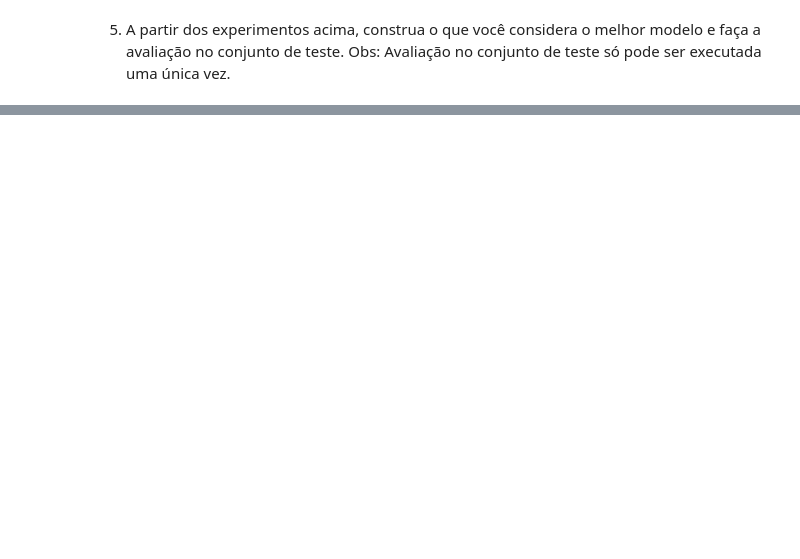
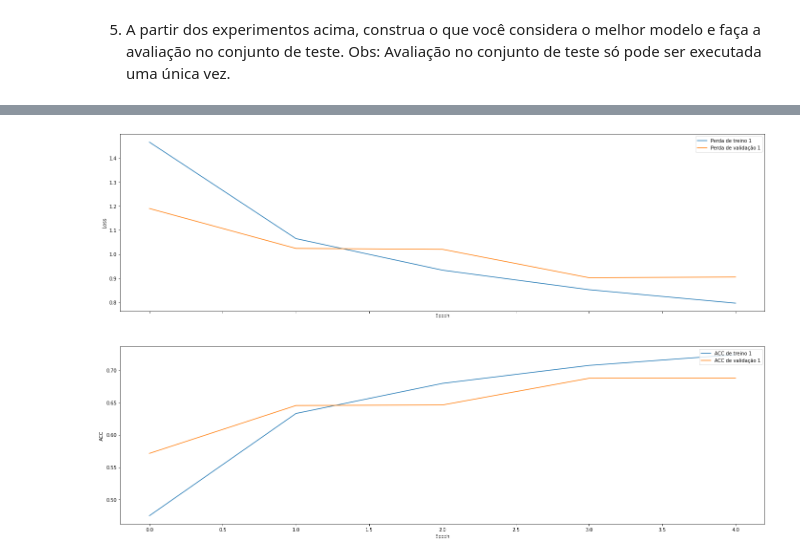
Before and after one commit to edumigueis/convolutional-neural-network-analysis, a Jupyter notebook: Convolutional_Neural_Network_Analysis.ipynb, the cells around one changed output, grey strips where cells are left out. Cells and saved outputs as stored; diff of their text form; code cells hidden in the pictures; blank space fills up the shorter version.

```diff
--- a/Convolutional_Neural_Network_Analysis.ipynb
+++ b/Convolutional_Neural_Network_Analysis.ipynb
@@ -235,0 +584,37 @@ plot_loss_accuracy(historyList, legend, plotSet='both')
+# %%
+def plot_loss_accuracy(historyList, legend, plotSet="both"):
+    linestyles = ['-', '--', ':', '-.']
+    fig, (ax1, ax2) = plt.subplots(nrows=2, sharex=True)
+
+    #Plot Loss
+    index = 1
+    for idx,hist in enumerate(historyList):
+        if plotSet in ["train", "both"]:
+            ax1.plot(hist.history['loss'], linestyle=linestyles[idx%len(linestyles)], label = 'Perda de treino ' + str(index))
+        if 'val_loss' in hist.history.keys() and plotSet in ["valid", "both"]:
+            ax1.plot(hist.history['val_loss'], linestyle=linestyles[idx%len(linestyles)], label = 'Perda de validação ' + str(index))
+        index = index + 1
+    ax1.set_ylabel('Loss')
+    ax1.set_xlabel('Epoch')
+    ax1.legend(loc='upper right')
+
+
+    #Plot ACC
+    index = 1
+    for idx,hist in enumerate(historyList):
+        if plotSet in ["train", "both"]:
+            ax2.plot(hist.history['accuracy'], linestyle=linestyles[idx%len(linestyles)], label = 'ACC de treino ' + str(index))
+        if 'val_accuracy' in hist.history.keys() and plotSet in ["valid", "both"]:
+            ax2.plot(hist.history['val_accuracy'], linestyle=linestyles[idx%len(linestyles)], label = 'ACC de validação ' + str(index))
+        index = index + 1
+    ax2.set_ylabel('ACC')
+    ax2.set_xlabel('Epoch')
+    ax2.legend(loc='upper right')
+
+    plt.subplots_adjust(right=0.75)
+    plt.show()
+# %%
+plt.rcParams['figure.figsize'] = (30,15)
+plot_loss_accuracy(historyListFinal, legendFinal, plotSet='both')
+# %% [output]
+[figure, added]
```
Also changed, not shown: parts of 19 cells of this notebook.
